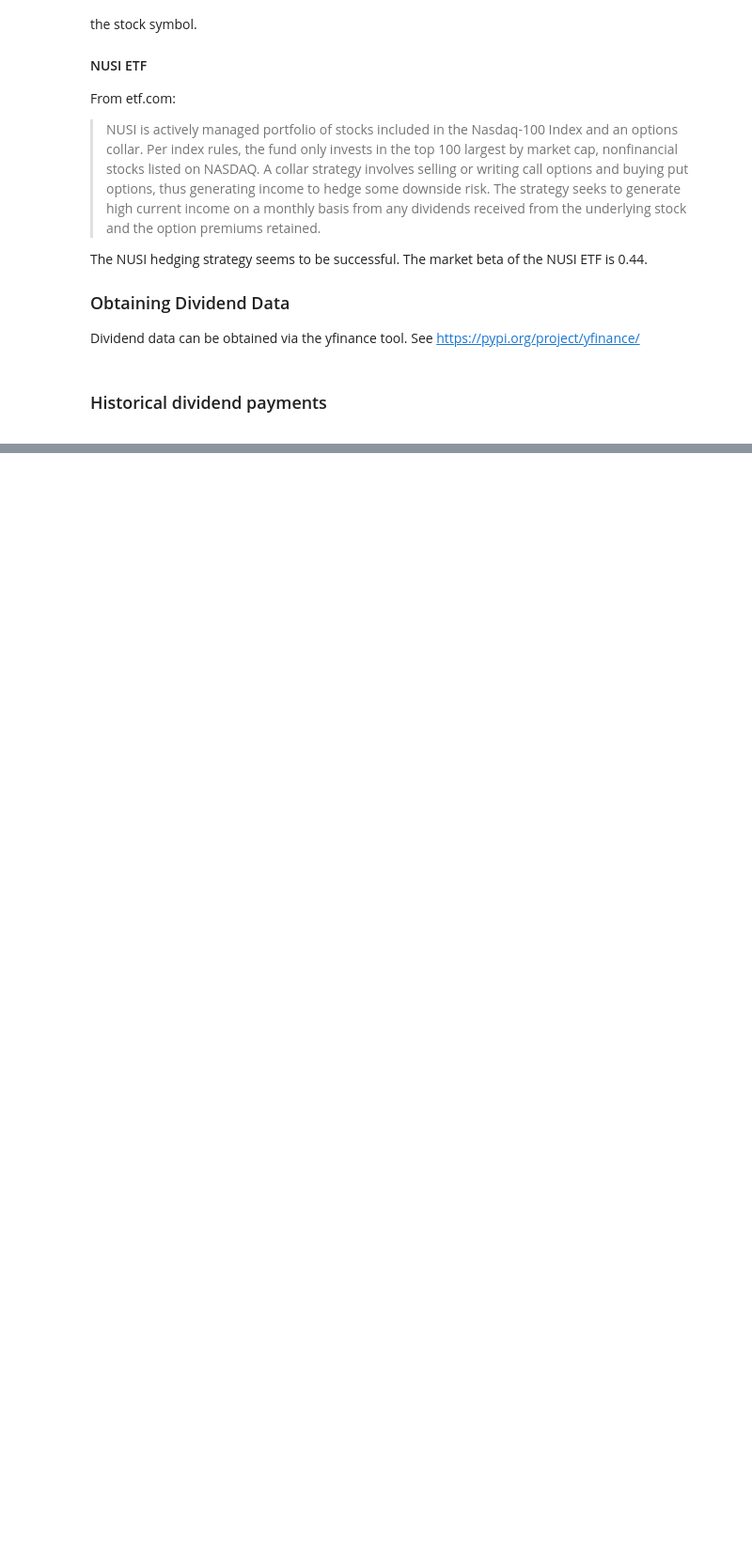
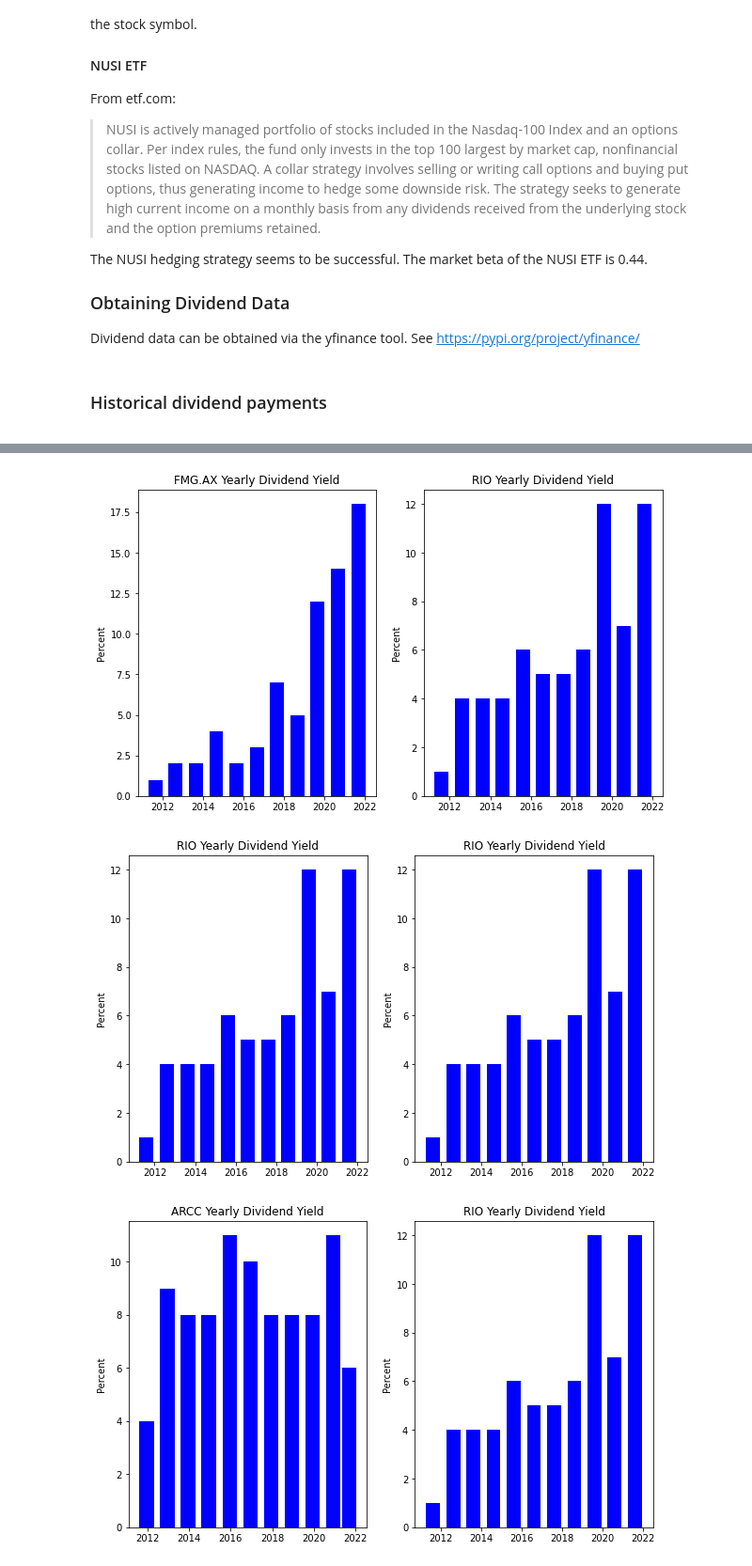
Before and after one commit to IanLKaplan/all_weather_portfolio, a Jupyter notebook: dividend_portfolio.ipynb, the cells around one changed output, grey strips where cells are left out. Shown at 94% size. Drawn from its saved outputs; the diff is of its cells as text; code cells hidden in the pictures; blank space fills up the shorter version.

```diff
--- a/dividend_portfolio.ipynb
+++ b/dividend_portfolio.ipynb
@@ -675,9 +675,9 @@ def get_asset_yearly_ret(symbol: str) -> pd.Series:
 
 
 symbols = ['FMG.AX', 'BHP', 'RIO', 'CEQP', 'ARCC', 'EVV', 'PTY',
-           'NUSI', 'SUN.AX', 'WBK', 'WMB', 'XOM', 'WPC', 'BHK']
+           'NUSI', 'SUN.AX', 'WBK', 'WMB', 'XOM', 'WPC']
 
-expense = {'FMG.AX': 0, 'BHP': 0, 'RIO': 0, 'QECP': 0, 'ARCC': 0,
+expense = {'FMG.AX': 0, 'BHP': 0, 'RIO': 0, 'CEQP': 0, 'ARCC': 0,
            'EVV': 0.0191, 'PTY': 0.0109, 'NUSI': 0.0068, 'SUN.AX': 0,
            'WBK': 0, 'WMB': 0, 'XOM': 0, 'WPC': 0, 'BHK': 0.0092}
 
@@ -688,11 +688,11 @@ for sym in symbols:
 
 dividend_dict_adj = dict()
 for sym in symbols:
-    dividend_dict_adj[sym] = dividend_dict_adj - expense[sym]
+    dividend_dict_adj[sym] = dividend_dict[sym] - expense[sym]
 
-for key in dividend_dict_adj.keys():
-    print(f'pair.key = {key}')
-    print(f'pair.value:\n {dividend_dict[key]}')
 
-# title = f'{sym} Dividend Yield'
-#   (yearly_ret * 100).plot(grid=True, ylabel="Percent", title=title, kind='bar')
+def plot_bar(subplot, symbol, data, width) -> None:
+    title = f'{symbol} Yearly Dividend Yield'
+    subplot.set_ylabel('Percent')
+    subplot.set_title(title)
+    subplot.bar(data.index, data.values, width=width, color='blue')
@@ -700,0 +714,30 @@ TypeError: unsupported operand type(s) for -: 'dict' and 'int'
+# %%
+trading_days = 253
+num_assets = len(dividend_dict_adj)
+keys = list(dividend_dict_adj)
+i = 0
+while i < num_assets - (num_assets % 2):
+    fig = plt.figure(figsize=(10, 6))
+    ax1 = fig.add_subplot(1, 2, 1)
+    ax2 = fig.add_subplot(1, 2, 2)
+    sym1 = keys[i]
+    sym2 = keys[1+1]
+    data1 = dividend_dict_adj[sym1] * 100
+    data2 = dividend_dict_adj[sym2] * 100
+    plot_bar(ax1, sym1, data1, trading_days)
+    plot_bar(ax2, sym2, data2, trading_days)
+    plt.show()
+    i = i + 2
+
+if num_assets % 2 > 0:
+    i = num_assets - 1
+    fig = plt.figure(figsize=(5, 6))
+    ax = fig.add_subplot(1, 1, 1)
+    sym = keys[i]
+    data = dividend_dict_adj[sym] * 100
+    plot_bar(ax, sym, data, trading_days)
+    plt.show()
+# %% [output]
+[figure, added]
+[figure, added]
+[figure, added]
```
Also changed, not shown: parts of 7 cells of this notebook, 1 other file.
